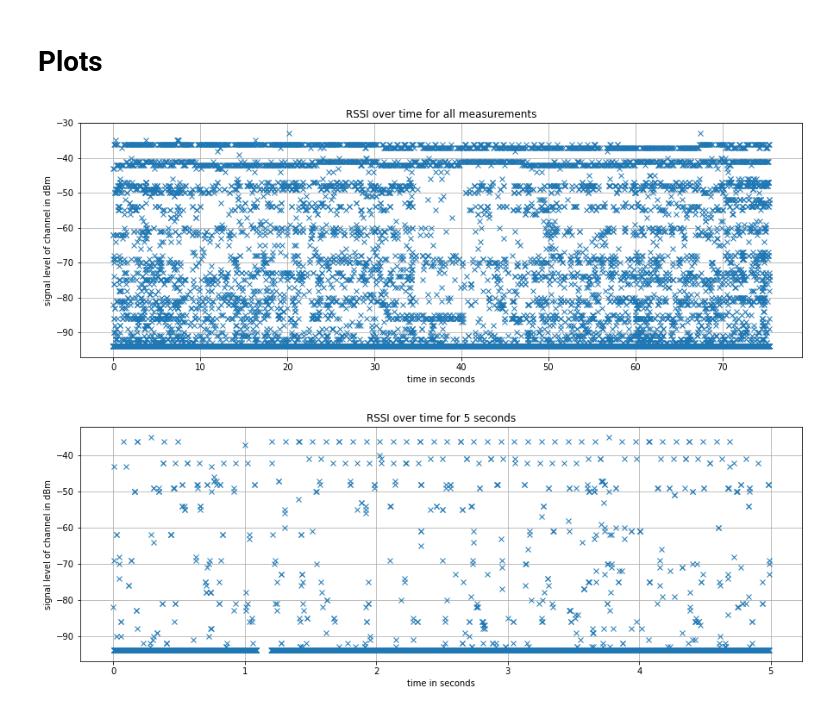
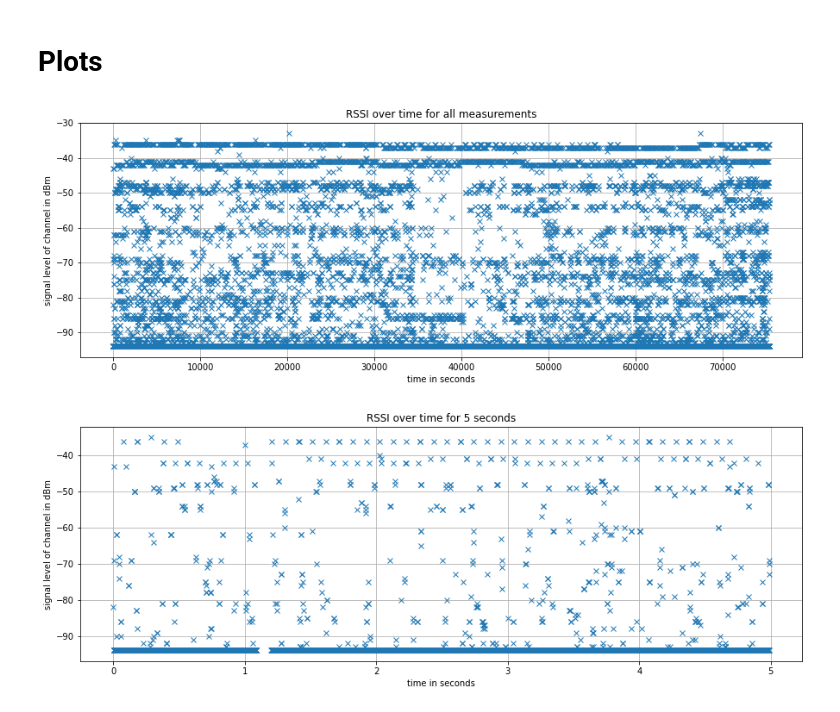
Before and after one commit to juliankaroliny/InSecTT_TDMA_Interference_Dataset, a Jupyter notebook: extract_RSSI_over_time.ipynb, the cells around one changed output. Drawn from its saved outputs; the diff is of its cells as text; code cells hidden in the pictures.

```diff
--- a/extract_RSSI_over_time.ipynb
+++ b/extract_RSSI_over_time.ipynb
@@ -36,24 +37,24 @@ RSSI = np.array(RSSI)
 # %%
 ### Plot all Data
 plt.figure(figsize=(15,5))
 plt.title("RSSI over time for all measurements")
-plt.plot(time,RSSI,"x")
+plt.plot(RSSI,"x")
 plt.xlabel("time in seconds")
 plt.ylabel("signal level of channel in dBm")
 plt.grid()
 plt.show()
 
 ### Plot Subset
 plot_time = 5 #seconds
 
 num_meas = int(plot_time*1000)
 plt.figure(figsize=(15,5))
 plt.title(f"RSSI over time for {plot_time} seconds")
 plt.plot(time[:num_meas],RSSI[:num_meas],"x")
 plt.xlabel("time in seconds")
 plt.ylabel("signal level of channel in dBm")
 plt.grid()
 plt.show()
 # %% [output]
-[figure, old version]
+[figure, new version]
 [figure]
```
Also changed, not shown: parts of 1 cell of this notebook.
